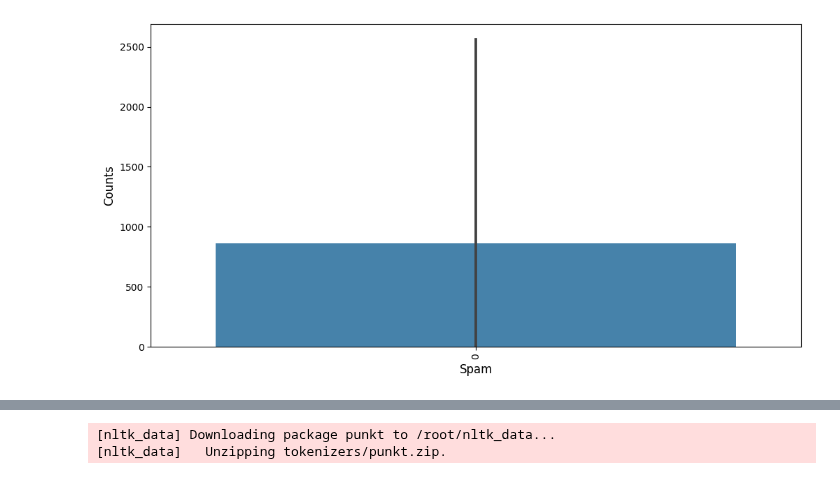
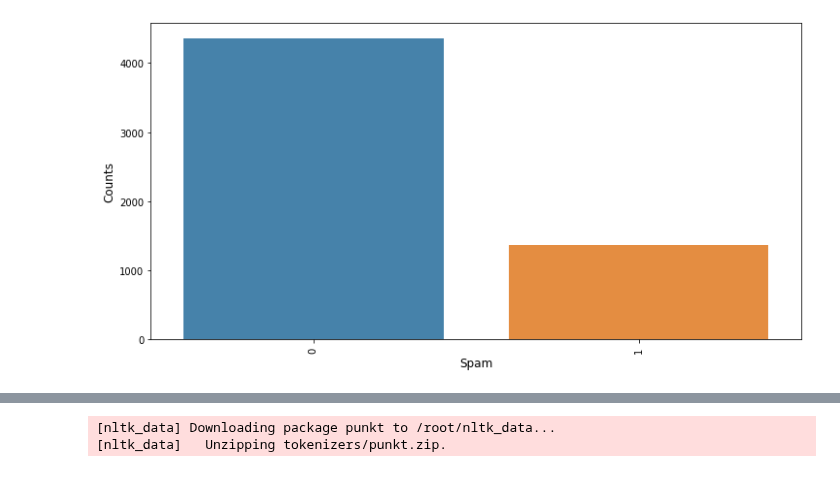
Before and after one commit to rajshreefadikar/SPAMTRAP-MAILSWEEPER, a Jupyter notebook: Filtering_spam_emails.ipynb, the cells around one changed output, grey strips where cells are left out. Cells and saved outputs as stored; diff of their text form; code cells hidden in the pictures.

```diff
--- a/Filtering_spam_emails.ipynb
+++ b/Filtering_spam_emails.ipynb
@@ -47,14 +47,14 @@ emails.groupby('spam').count()
 # %%
 label_counts = emails.spam.value_counts()
 plt.figure(figsize = (12,6))
-sns.barplot(label_counts.index, alpha = 0.9)
-sns.barplot(label_counts.values, alpha = 0.9)
+sns.barplot(label_counts.index, label_counts.values, alpha = 0.9)
+
 plt.xticks(rotation = 'vertical')
 plt.xlabel('Spam', fontsize =12)
 plt.ylabel('Counts', fontsize = 12)
 plt.show()
 # %% [output]
-[figure, old version]
+[figure, new version]
 # %%
 #to check if email length is coorelated to spam/ham
 emails['length'] = emails['text'].map(lambda text: len(text))
```
Also changed, not shown: parts of 5 cells of this notebook.
